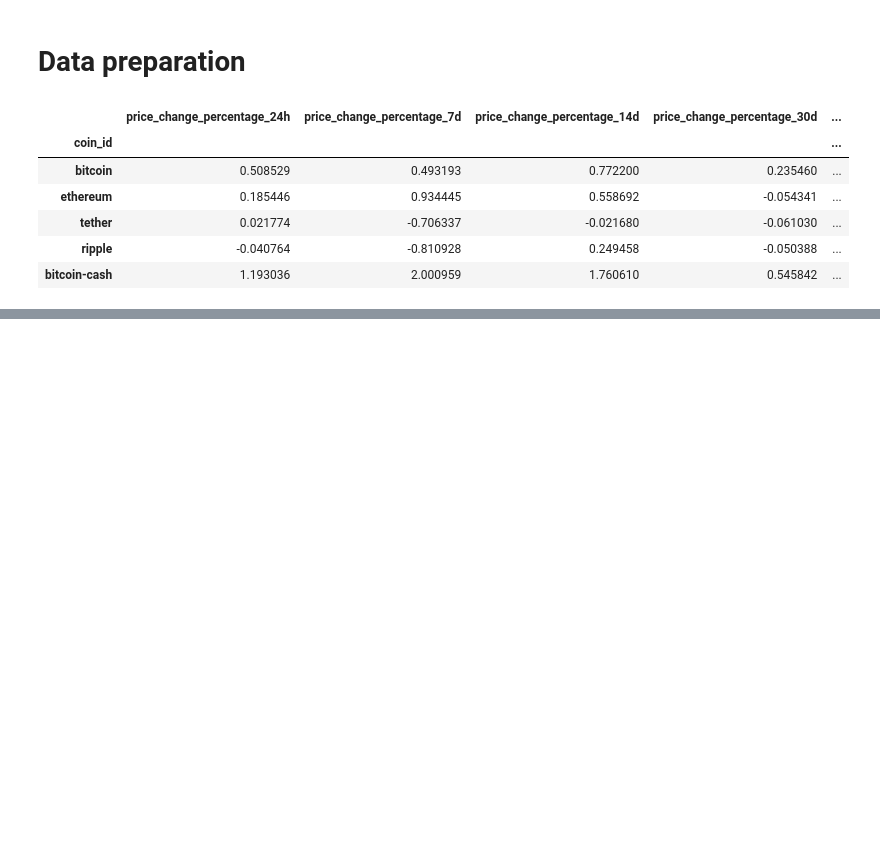
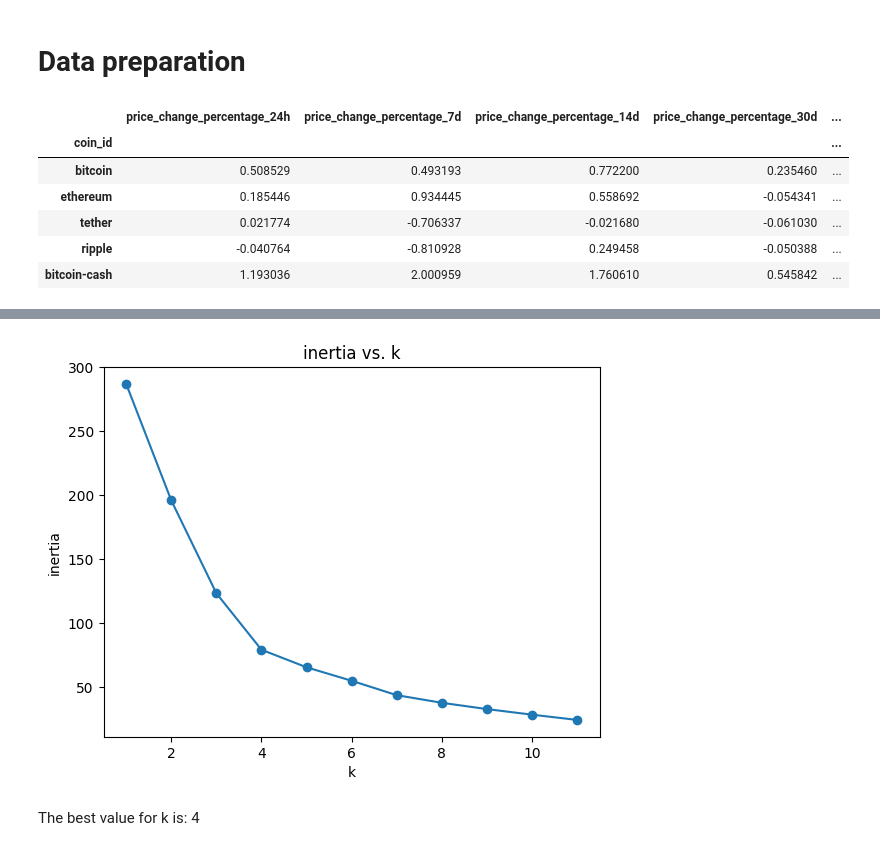
Before and after one commit to 99btyler/MSUDA-challenge-crypto, a Jupyter notebook: submission/crypto-clustering.ipynb, the cells around one changed output, grey strips where cells are left out. Saved outputs shown, nothing was run; the diff lists cells and outputs as text; code cells hidden in the pictures; blank space fills up the shorter version.

Commit message:
Found the best value for k

```diff
--- a/submission/crypto-clustering.ipynb
+++ b/submission/crypto-clustering.ipynb
@@ -63,0 +69,4 @@ scaled_crypto_market_data_df.head()
+# %%
+k_values = list(range(1,12))
+
+k_values
@@ -63,0 +75,13 @@ scaled_crypto_market_data_df.head()
+# %%
+inertia_values = []
+
+for k_value in k_values:
+
+    kmeans = KMeans(n_clusters=k_value, random_state=42, n_init=10)
+    kmeans.fit(scaled_crypto_market_data_df)
+
+    inertia_values.append(kmeans.inertia_)
+# %%
+elbow_df = pd.DataFrame({"k": k_values, "inertia": inertia_values})
+
+elbow_df.head()
@@ -63,0 +95,15 @@ scaled_crypto_market_data_df.head()
+# %%
+# figure
+plt.plot(elbow_df["k"], elbow_df["inertia"], marker="o")
+
+# formatting
+plt.title("inertia vs. k")
+plt.xlabel("k")
+plt.ylabel("inertia")
+
+# show
+plt.show()
+# %% [output]
+[figure, added]
+# %% [markdown]
+The best value for k is: 4
```
Also changed, not shown: parts of 5 cells of this notebook.
